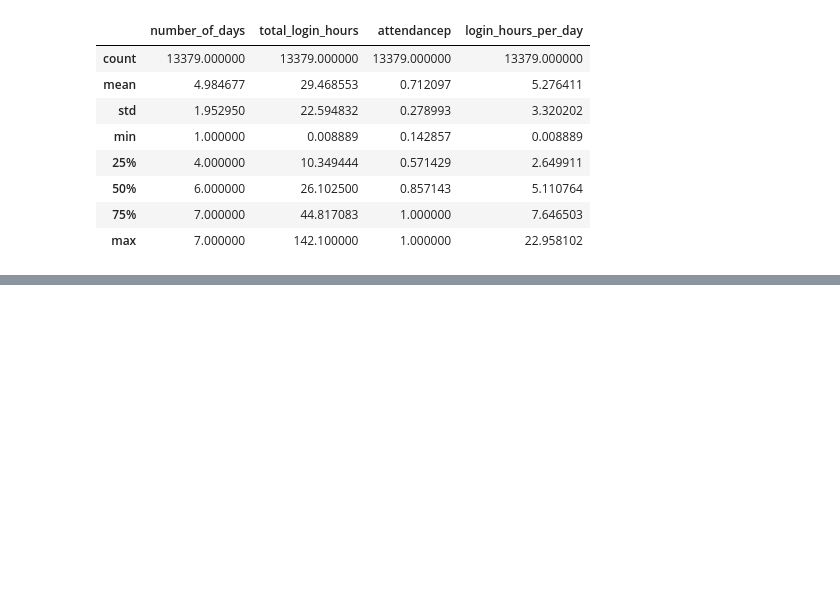
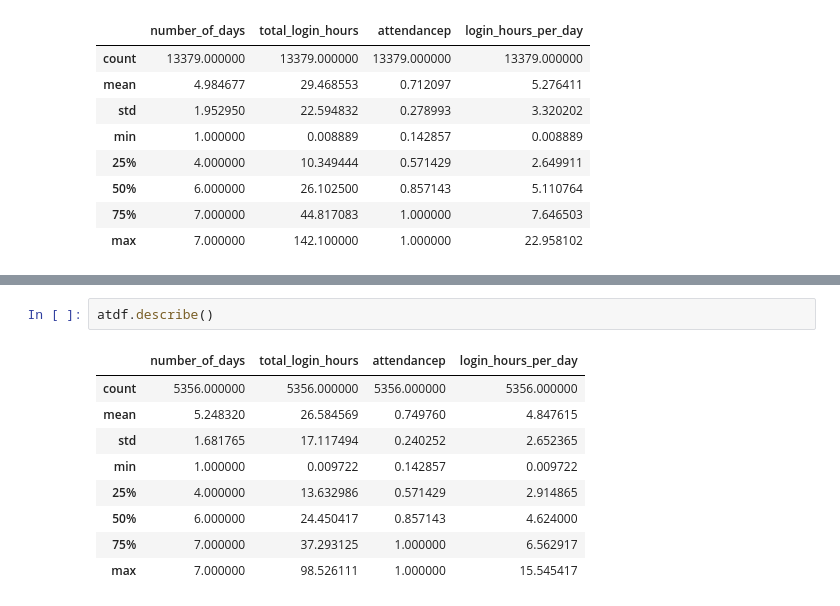
Before and after one commit to hridyansh68/Ola_analytics, a Jupyter notebook: Auto analysis.ipynb, the cells around one changed output, grey strips where cells are left out. Cells and saved outputs as stored; diff of their text form; blank space fills up the shorter version.

```diff
--- a/Auto analysis.ipynb
+++ b/Auto analysis.ipynb
@@ -114,3 +133,15 @@ https://pandas.pydata.org/pandas-docs/stable/indexing.html#deprecate-loc-reindex
+# %%
+atdf.describe()
+# %% [output]
+|  | number_of_days | total_login_hours | attendancep | login_hours_per_day |
+| count | 5356.000000 | 5356.000000 | 5356.000000 | 5356.000000 |
+| mean | 5.248320 | 26.584569 | 0.749760 | 4.847615 |
+| std | 1.681765 | 17.117494 | 0.240252 | 2.652365 |
+| min | 1.000000 | 0.009722 | 0.142857 | 0.009722 |
+| 25% | 4.000000 | 13.632986 | 0.571429 | 2.914865 |
+| 50% | 6.000000 | 24.450417 | 0.857143 | 4.624000 |
+| 75% | 7.000000 | 37.293125 | 1.000000 | 6.562917 |
+| max | 7.000000 | 98.526111 | 1.000000 | 15.545417 |
 # %%
 ftdf.describe()
 # %% [output]
```
Also changed, not shown: parts of 16 cells of this notebook, 2 other files.
